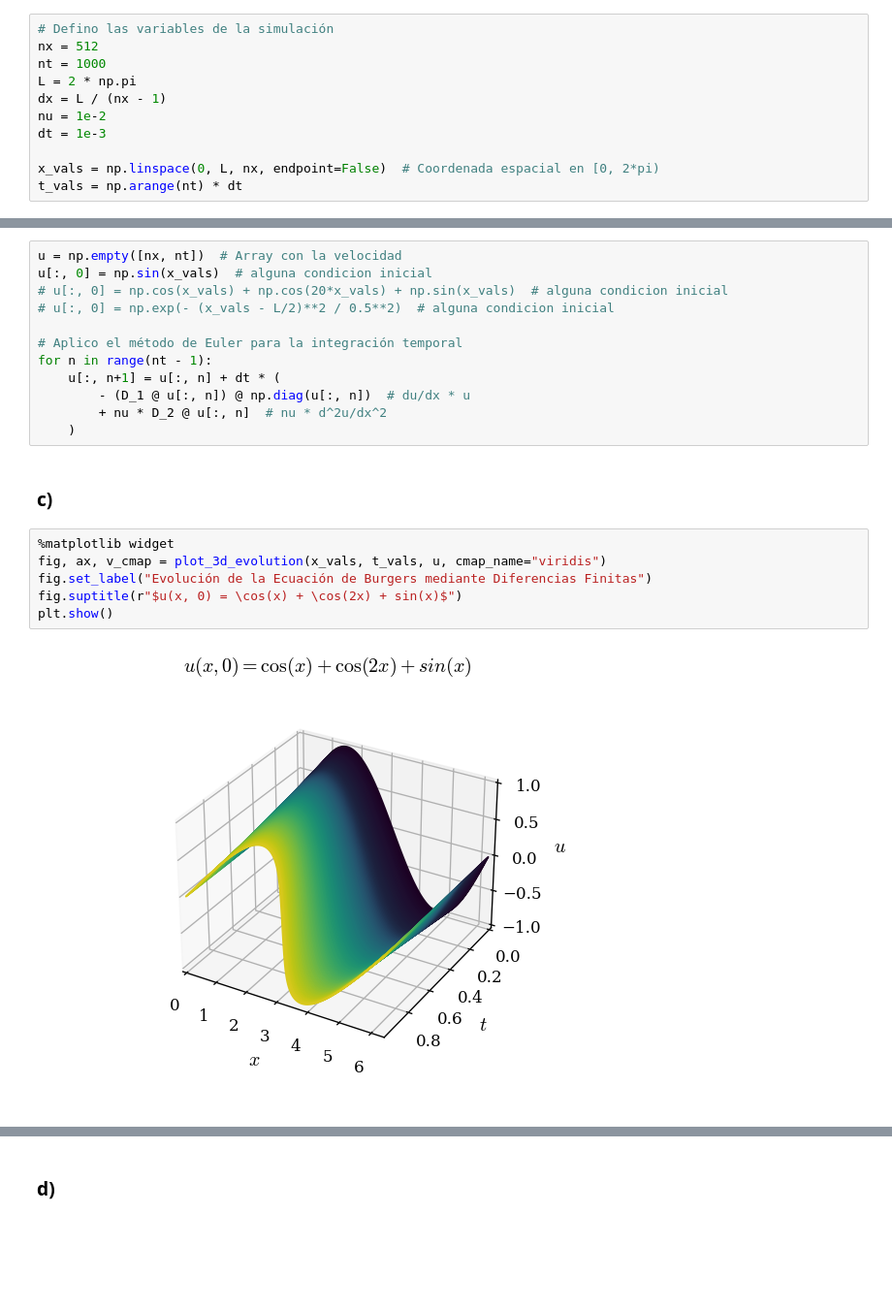
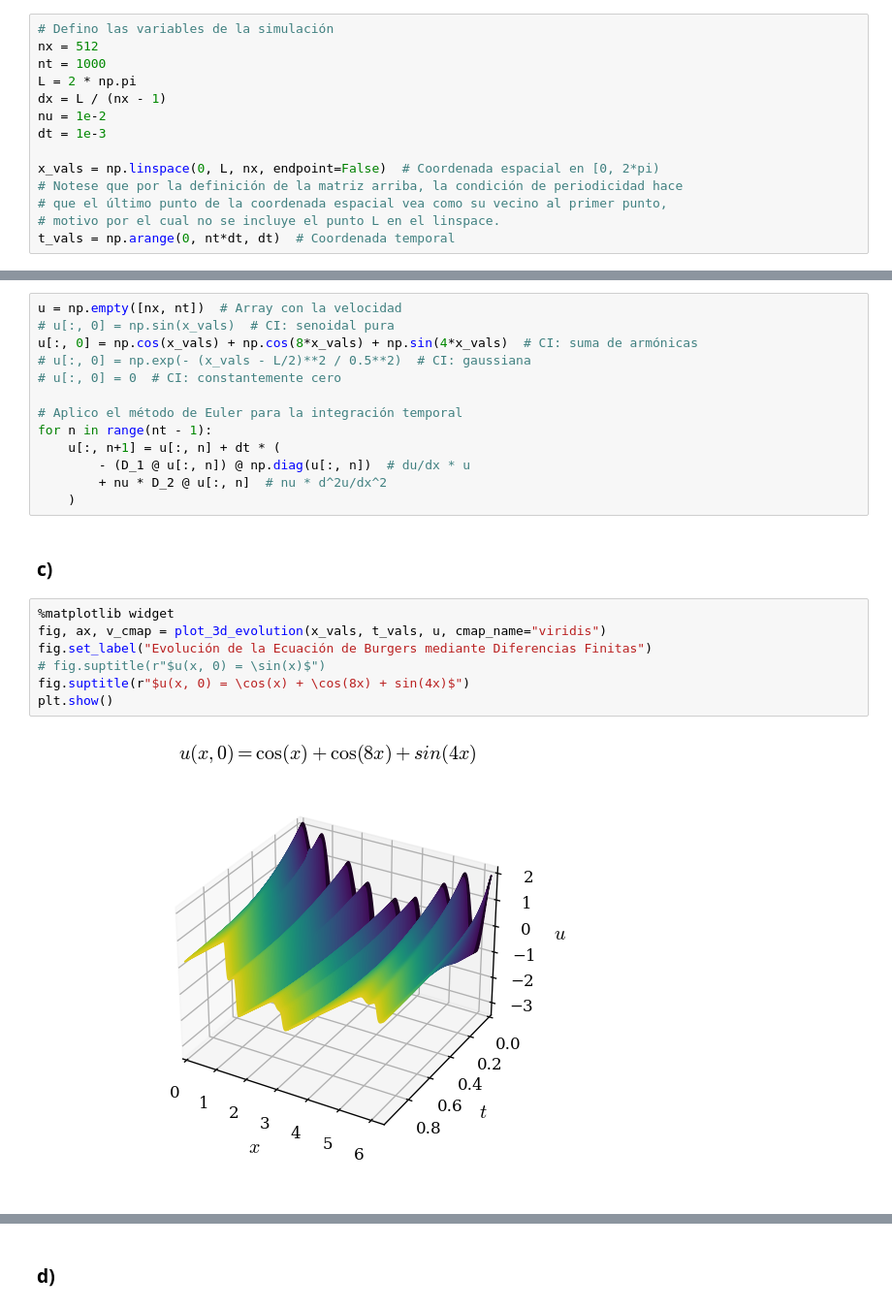
Before and after one commit to agustinbrusco/Sistemas_Complejos, a Jupyter notebook: guias/Guia2.ipynb, the cells around one changed output, grey strips where cells are left out. Shown at 97% size. Cells and saved outputs as stored; diff of their text form; blank space fills up the shorter version.

Commit message:
punto 1.c y redacción punto 2

```diff
--- a/guias/Guia2.ipynb
+++ b/guias/Guia2.ipynb
@@ -211,7 +222,10 @@ nu = 1e-2
 dt = 1e-3
 
 x_vals = np.linspace(0, L, nx, endpoint=False)  # Coordenada espacial en [0, 2*pi)
-t_vals = np.arange(nt) * dt
+# Notese que por la definición de la matriz arriba, la condición de periodicidad hace
+# que el último punto de la coordenada espacial vea como su vecino al primer punto,
+# motivo por el cual no se incluye el punto L en el linspace.
+t_vals = np.arange(0, nt*dt, dt)  # Coordenada temporal
 # %%
 # Defino las matrices de diferencias finitas
 D_1 = (np.eye(nx, k=1) - np.eye(nx, k=-1))
@@ -223,8 +240,9 @@ D_2 /= (dx**2)
 # %%
 u = np.empty([nx, nt])  # Array con la velocidad
-u[:, 0] = np.sin(x_vals)  # alguna condicion inicial
-# u[:, 0] = np.cos(x_vals) + np.cos(20*x_vals) + np.sin(x_vals)  # alguna condicion inicial
-# u[:, 0] = np.exp(- (x_vals - L/2)**2 / 0.5**2)  # alguna condicion inicial
+# u[:, 0] = np.sin(x_vals)  # CI: senoidal pura
+u[:, 0] = np.cos(x_vals) + np.cos(8*x_vals) + np.sin(4*x_vals)  # CI: suma de armónicas
+# u[:, 0] = np.exp(- (x_vals - L/2)**2 / 0.5**2)  # CI: gaussiana
+# u[:, 0] = 0  # CI: constantemente cero
 
 # Aplico el método de Euler para la integración temporal
 for n in range(nt - 1):
@@ -237,8 +255,9 @@ for n in range(nt - 1):
 # %%
 %matplotlib widget
 fig, ax, v_cmap = plot_3d_evolution(x_vals, t_vals, u, cmap_name="viridis")
 fig.set_label("Evolución de la Ecuación de Burgers mediante Diferencias Finitas")
-fig.suptitle(r"$u(x, 0) = \cos(x) + \cos(2x) + sin(x)$")
+# fig.suptitle(r"$u(x, 0) = \sin(x)$")
+fig.suptitle(r"$u(x, 0) = \cos(x) + \cos(8x) + sin(4x)$")
 plt.show()
 # %% [output]
-[figure, old version]
+[figure, new version]
```
Also changed, not shown: parts of 10 cells of this notebook.
